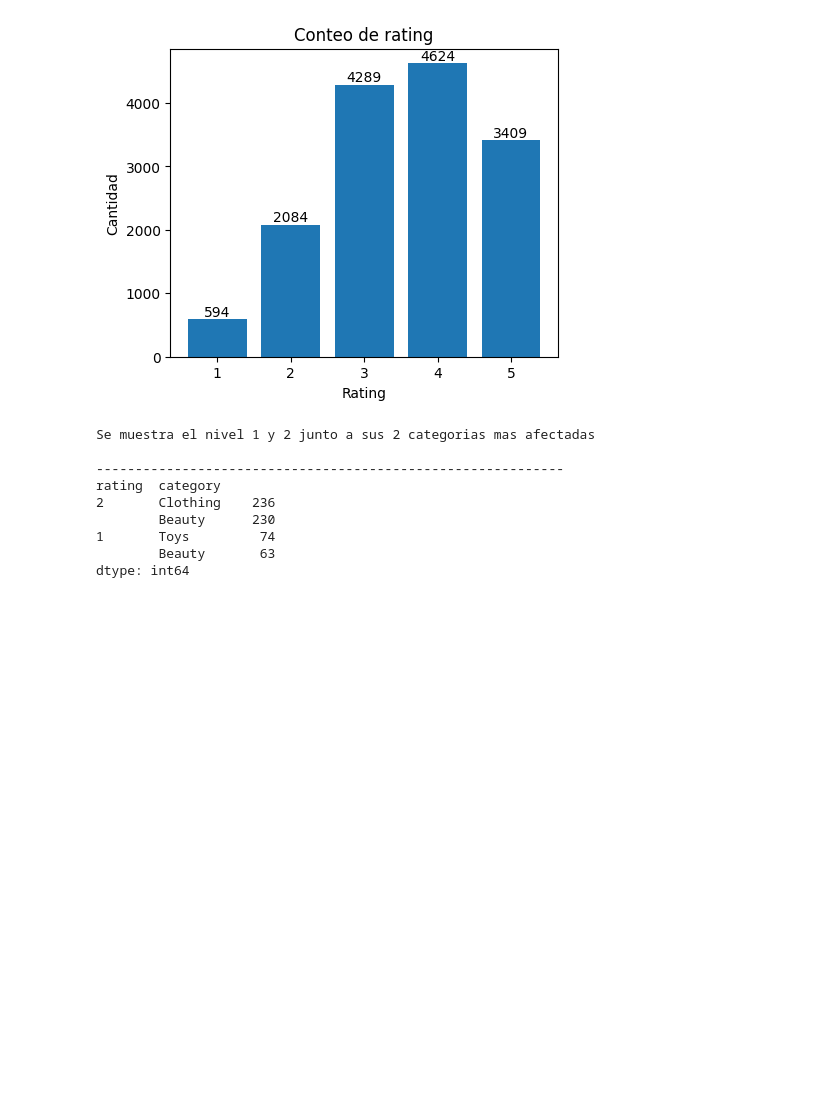
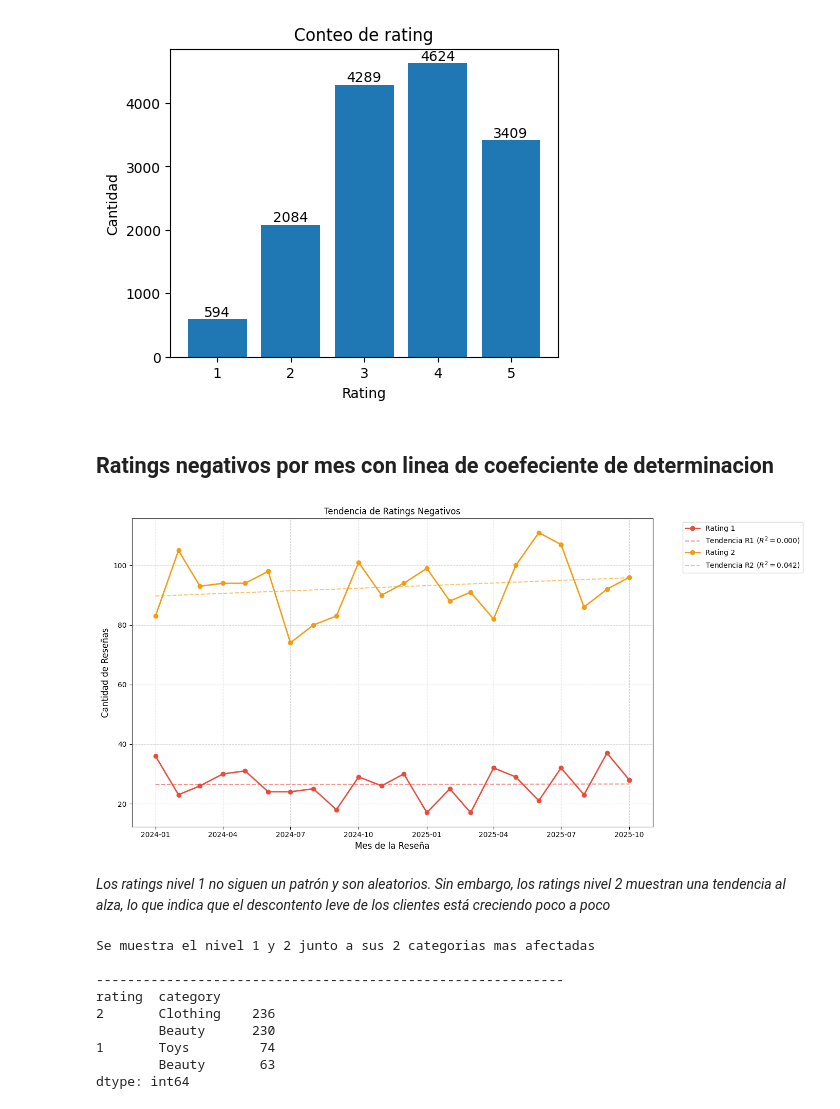
Before and after one commit to IvanFM888/PF-Quantum_Insights, a Jupyter notebook: EDA.ipynb, the cells around one changed output. Drawn from its saved outputs; the diff is of its cells as text; code cells hidden in the pictures; blank space fills up the shorter version.

```diff
--- a/EDA.ipynb
+++ b/EDA.ipynb
@@ -274,6 +360,50 @@ plt.ylabel("Cantidad")
 plt.show()
 # %% [output]
 [figure]
+# %% [markdown]
+## Ratings negativos por mes con linea de coefeciente de determinacion
+# %%
+ratings = [1, 2]
+df_ratings_negativos = df_reviews[df_reviews["rating"].isin(ratings)].copy()
+df_ratings_negativos["review_date"] = pd.to_datetime(df_ratings_negativos["review_date"])
+
+df_ratings_negativos = df_ratings_negativos[df_ratings_negativos["review_date"] < "2025-11-01"]
+
+df_monthly_neg_ratings = df_ratings_negativos.groupby([
+    df_ratings_negativos["review_date"].dt.to_period("M"),
+    "rating"
+]).size().unstack(fill_value=0)
+
+df_monthly_neg_ratings.index = df_monthly_neg_ratings.index.to_timestamp()
+
+plt.figure(figsize=(14, 7))
+ax = plt.gca()
+colors = {1: '#e74c3c', 2: '#f39c12'}
+x_vals = np.arange(len(df_monthly_neg_ratings))
+
+for rating in ratings:
+    y_vals = df_monthly_neg_ratings[rating].values
+    ax.plot(df_monthly_neg_ratings.index, y_vals, marker='o', label=f'Rating {rating}', color=colors[rating], linewidth=2)
+
+    z = np.polyfit(x_vals, y_vals, 1)
+    p = np.poly1d(z)
+    y_pred = p(x_vals)
+    r2 = r2_score(y_vals, y_pred)
+
+    ax.plot(df_monthly_neg_ratings.index, y_pred, linestyle='--', color=colors[rating], alpha=0.6,
+            label=f'Tendencia R{rating} ($R^2 = {r2:.3f}$)')
+
+plt.title('Tendencia de Ratings Negativos')
+plt.xlabel('Mes de la Reseña', fontsize=12)
+plt.ylabel('Cantidad de Reseñas', fontsize=12)
+plt.legend(bbox_to_anchor=(1.05, 1), loc='upper left')
+plt.grid(True, linestyle='--', alpha=0.5)
+plt.tight_layout()
+plt.show()
+# %% [output]
+[figure, added]
+# %% [markdown]
+*Los ratings nivel 1 no siguen un patrón y son aleatorios. Sin embargo, los ratings nivel 2 muestran una tendencia al alza, lo que indica que el descontento leve de los clientes está creciendo poco a poco*
 # %%
 df_reviews_productos = df_reviews.merge(df_products, how="left")
 df_negativos = df_reviews_productos[df_reviews_productos["rating"].isin([1, 2])]
```
Also changed, not shown: parts of 13 cells of this notebook.
